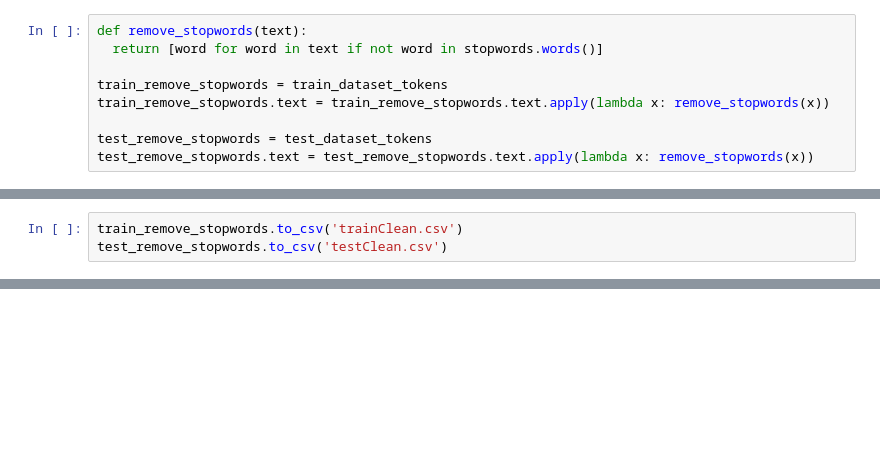
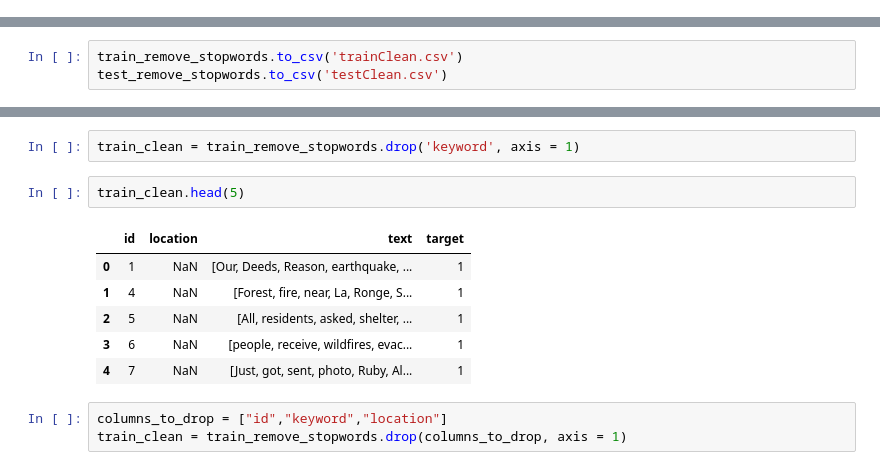
Before and after one commit to nasthosh/kaggle_competition_python, a Jupyter notebook: data_analysis.ipynb, the cells around one changed output, grey strips where cells are left out. Cells and saved outputs as stored; diff of their text form; blank space fills up the shorter version.

```diff
--- a/data_analysis.ipynb
+++ b/data_analysis.ipynb
@@ -156,9 +103,0 @@ test_dataset_tokens.head(5)
-# %%
-def remove_stopwords(text):
-  return [word for word in text if not word in stopwords.words()]
-
-train_remove_stopwords = train_dataset_tokens
-train_remove_stopwords.text = train_remove_stopwords.text.apply(lambda x: remove_stopwords(x))
-
-test_remove_stopwords = test_dataset_tokens
-test_remove_stopwords.text = test_remove_stopwords.text.apply(lambda x: remove_stopwords(x))
@@ -195,0 +155,14 @@ files.download('testClean.csv')
+# %%
+train_clean = train_remove_stopwords.drop('keyword', axis = 1)
+# %%
+train_clean.head(5)
+# %% [output]
+|  | id | location | text | target |
+| 0 | 1 | NaN | [Our, Deeds, Reason, earthquake, ... | 1 |
+| 1 | 4 | NaN | [Forest, fire, near, La, Ronge, S... | 1 |
+| 2 | 5 | NaN | [All, residents, asked, shelter, ... | 1 |
+| 3 | 6 | NaN | [people, receive, wildfires, evac... | 1 |
+| 4 | 7 | NaN | [Just, got, sent, photo, Ruby, Al... | 1 |
+# %%
+columns_to_drop = ["id","keyword","location"]
+train_clean = train_remove_stopwords.drop(columns_to_drop, axis = 1)
```
Also changed, not shown: parts of 37 cells of this notebook.
